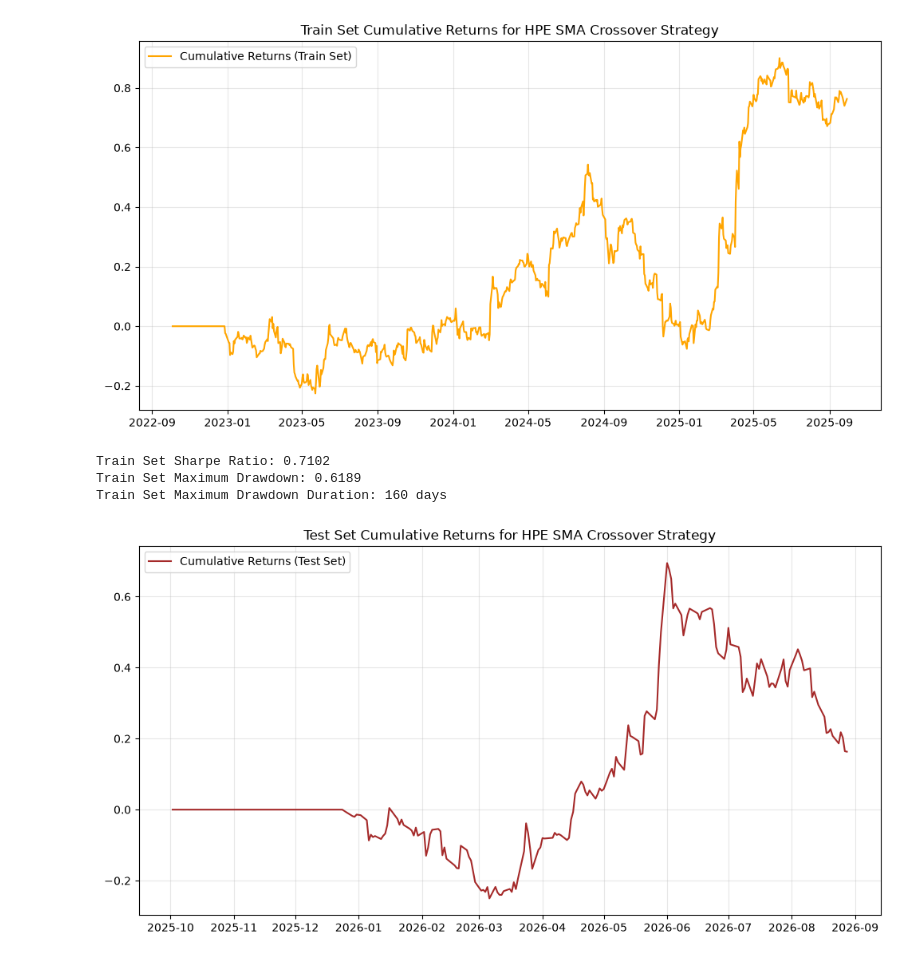
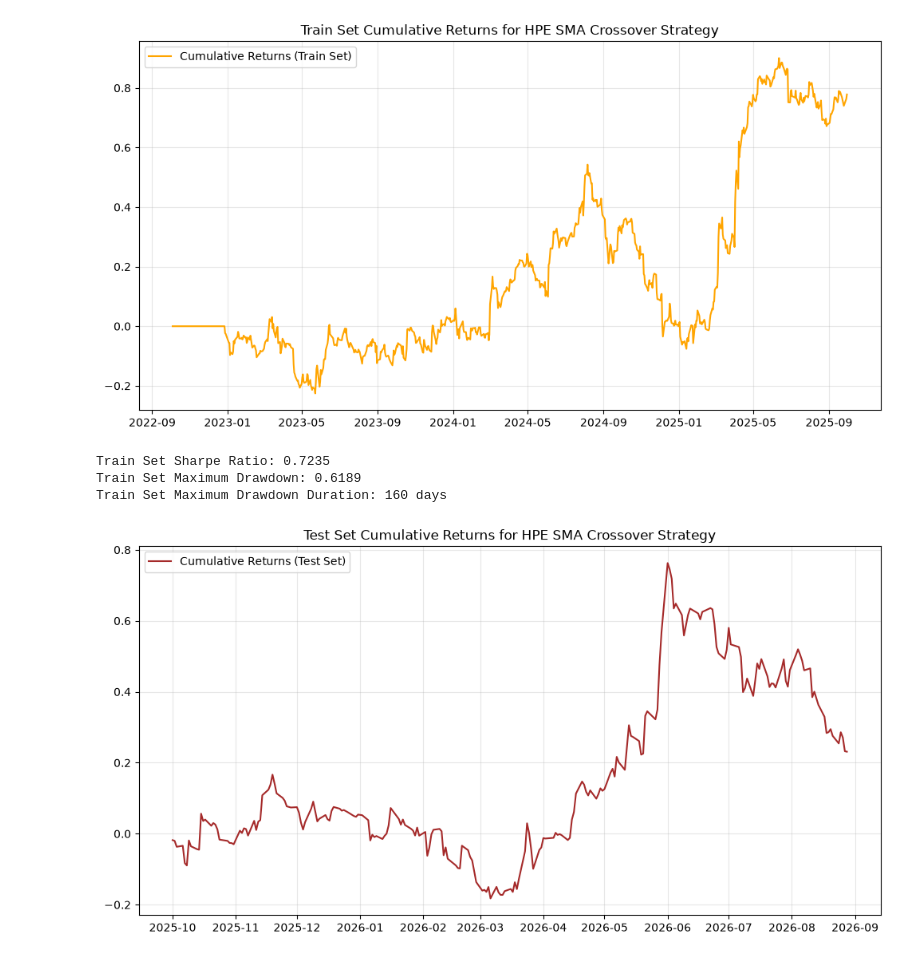
Before and after one commit to 01Joseph-Hwang10/quantitative-trading-exercise, a Jupyter notebook: notebooks/momentum_strategy.ipynb, the cells around one changed output. Saved outputs shown, nothing was run; the diff lists cells and outputs as text; code cells hidden in the pictures.

```diff
--- a/notebooks/momentum_strategy.ipynb
+++ b/notebooks/momentum_strategy.ipynb
@@ -299,26 +281,26 @@ long_n = 60
 TRANSACTION_COST_RATE = 0.0010  # 10 bps per trade (commission + slippage)
 # %%
 # Compute SMAs for train set
-sma_short_train = (stock_train['Close'] - stock_train['Close'].shift(short_n)) / short_n
-sma_long_train = (stock_train['Close'] - stock_train['Close'].shift(long_n)) / long_n
+sma_short = (stock['Close'] - stock['Close'].shift(short_n)) / short_n
+sma_long = (stock['Close'] - stock['Close'].shift(long_n)) / long_n
+
+portfolio_return_sma = pd.DataFrame(index=stock.index)
 
 # Determine positions based on SMA crossover for train set
-positions_sma_train = pd.DataFrame(index=stock_train.index)
-positions_sma_train['Position'] = np.where(sma_short_train > sma_long_train, 1, np.where(sma_short_train < sma_long_train, -1, 0))
+portfolio_return_sma['position'] = np.where(sma_short > sma_long, 1, np.where(sma_short < sma_long, -1, 0))
 
 # Compute daily returns for SMA strategy on train set
-r_sma_train = stock_train['Close'].pct_change().shift(-1)  #Next day's return
-r_sma_train['Gross_Returns'] = positions_sma_train['Position'] * r_sma_train
-r_sma_train['Trades'] = positions_sma_train['Position'].diff().abs()
-r_sma_train['Transaction_Costs'] = r_sma_train['Trades'] * TRANSACTION_COST_RATE
-r_sma_train['Total'] = r_sma_train['Gross_Returns'] - r_sma_train['Transaction_Costs']
+portfolio_return_sma['gross_return'] = stock['Close'].pct_change().shift(-1) * portfolio_return_sma['position']
+portfolio_return_sma['trades'] = portfolio_return_sma['position'].diff().abs()
+portfolio_return_sma['transaction_costs'] = portfolio_return_sma['trades'] * TRANSACTION_COST_RATE
+portfolio_return_sma['net_return'] = portfolio_return_sma['gross_return'] - portfolio_return_sma['transaction_costs']
 
 # Calculate Profit and Loss for SMA strategy on train set
-pnl_sma_train = r_sma_train['Total'].cumsum()
+pnl_train_sma = portfolio_return_sma[TRAIN_RANGE]['net_return'].cumsum()
 
 # Plot the cumulative PnL for SMA strategy on train set
 plt.figure(figsize=(12, 6))
-plt.plot(pnl_sma_train, label='Cumulative Returns (Train Set)', color='orange')
+plt.plot(pnl_train_sma, label='Cumulative Returns (Train Set)', color='orange')
 plt.title(f'Train Set Cumulative Returns for {STOCK} SMA Crossover Strategy')
 plt.grid(True, alpha=0.3)
 plt.legend()
@@ -326,45 +308,32 @@ plt.show()
 # %% [output]
 [figure]
 # %%
-sharpe_sma_train = r_sma_train['Total'].mean() / (r_sma_train['Total'].std(ddof=1) + 1e-12) * np.sqrt(252)
-print(f"Train Set Sharpe Ratio: {sharpe_sma_train:.4f}")
+r_train_sma = portfolio_return_sma['net_return'][TRAIN_RANGE]
+sharpe_train_sma = r_train_sma.mean() / (r_train_sma.std() + 1e-12) * np.sqrt(252)
+print(f"Train Set Sharpe Ratio: {sharpe_train_sma:.4f}")
 
-mdd_sma_train = (pnl_sma_train.cummax() - pnl_sma_train).max()
-drawdown_trough_sma_train = (pnl_sma_train.cummax() - pnl_sma_train).idxmax()
-drawdown_peak_sma_train = pnl_sma_train.loc[:drawdown_trough_sma_train].idxmax()
-mdd_duration_sma_train = (drawdown_trough_sma_train - drawdown_peak_sma_train).days
-print(f"Train Set Maximum Drawdown: {mdd_sma_train:.4f}")
-print(f"Train Set Maximum Drawdown Duration: {mdd_duration_sma_train} days")
+mdd_train = (pnl_train_sma.cummax() - pnl_train_sma).max()
+drawdown_trough_train_sma = (pnl_train_sma.cummax() - pnl_train_sma).idxmax()
+drawdown_peak_train_sma = pnl_train_sma.loc[:drawdown_trough_train_sma].idxmax()
+mdd_duration_train_sma = (drawdown_trough_train_sma - drawdown_peak_train_sma).days
+print(f"Train Set Maximum Drawdown: {mdd_train:.4f}")
+print(f"Train Set Maximum Drawdown Duration: {mdd_duration_train_sma} days")
 # %% [output]
-Train Set Sharpe Ratio: 0.7102
+Train Set Sharpe Ratio: 0.7235
 Train Set Maximum Drawdown: 0.6189
 Train Set Maximum Drawdown Duration: 160 days
 # %%
-# Compute SMAs for test set
-sma_test_short = (stock_test['Close'] - stock_test['Close'].shift(short_n)) / short_n
-sma_test_long = (stock_test['Close'] - stock_test['Close'].shift(long_n)) / long_n
-
-# Determine positions based on SMA crossover for test set
-positions_sma_test = pd.DataFrame(index=stock_test.index)
-positions_sma_test['Position'] = np.where(sma_test_short > sma_test_long, 1, np.where(sma_test_short < sma_test_long, -1, 0))
-
-# Compute daily returns for SMA strategy on test set
-r_sma_test = stock_test['Close'].pct_change().shift(-1)  #Next day's return
-r_sma_test['Gross_Returns'] = positions_sma_test['Position'] * r_sma_test
-r_sma_test['Trades'] = positions_sma_test['Position'].diff().abs()
-r_sma_test['Transaction_Costs'] = r_sma_test['Trades'] * TRANSACTION_COST_RATE
-r_sma_test['Total'] = r_sma_test['Gross_Returns'] - r_sma_test['Transaction_Costs']
-
 # Calculate Profit and Loss for SMA strategy on test set
-pnl_sma_test = r_sma_test['Total'].cumsum()
+pnl_test_sma = portfolio_return_sma['net_return'][TEST_RANGE].cumsum()
 
 # Plot the cumulative PnL for SMA strategy on test set
 plt.figure(figsize=(12, 6))
-plt.plot(pnl_sma_test, label='Cumulative Returns (Test Set)', color='brown')
+plt.plot(pnl_test_sma, label='Cumulative Returns (Test Set)', color='brown')
 plt.title(f'Test Set Cumulative Returns for {STOCK} SMA Crossover Strategy')
 plt.grid(True, alpha=0.3)
 plt.legend()
+
 plt.show()
 # %% [output]
-[figure, old version]
+[figure, new version]
 # %%
```
Also changed, not shown: parts of 8 cells of this notebook, 5 other files.
